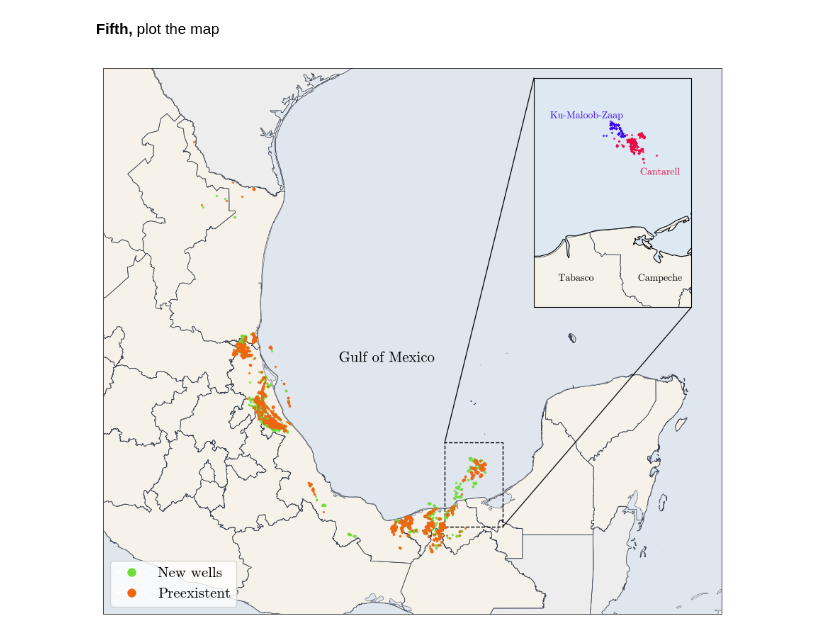
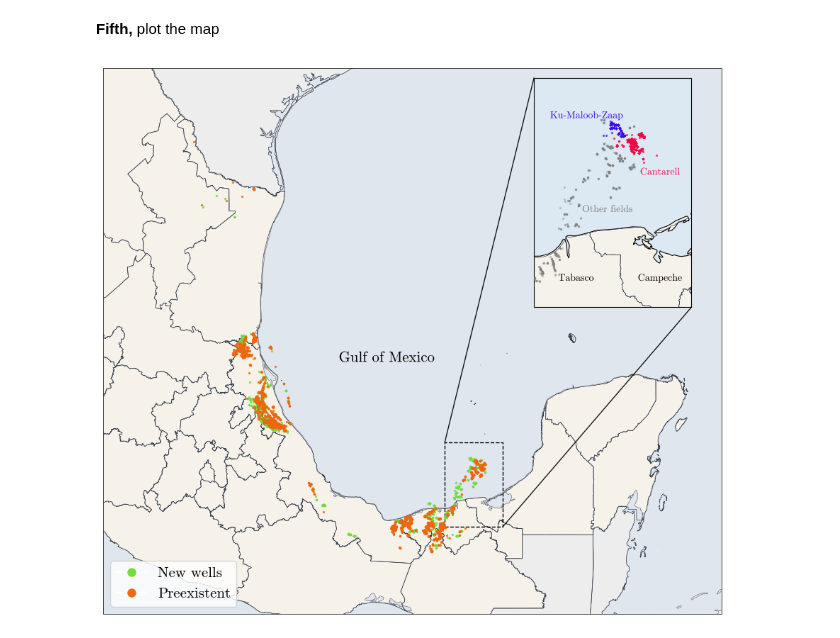
Before and after one commit to aleong92/pemex_analysis, a Jupyter notebook: code/notebooks/wells_map.ipynb, the cells around one changed output. Saved outputs shown, nothing was run; the diff lists cells and outputs as text; code cells hidden in the pictures.

Commit message:
Added rest of wells from other fields inside the rectangle

```diff
--- a/code/notebooks/wells_map.ipynb
+++ b/code/notebooks/wells_map.ipynb
@@ -215,7 +215,7 @@ axins.add_feature(cfeature.COASTLINE.with_scale("10m"), linewidth=0.8, zorder=2)
 mex.boundary.plot(ax=axins, color="#374151", linewidth=0.5, zorder=3)
 
 # Wells in zoom rectangle
-for name, gdf in wells_rect.items():
+for name, gdf in wells_rect.items():  # <- Cantarell, Ku-Maloob-Zaap
     if gdf.empty:
         continue
     xs = gdf.geometry.x.values
@@ -223,6 +223,14 @@ for name, gdf in wells_rect.items():
     axins.scatter(xs, ys, s=2, alpha=0.75, zorder=10, marker='x',
                transform=ccrs.PlateCarree(),
                **style_rect.get(name, {"color": "black"}))
+
+for name, gdf in wells.items(): #<- Other fields
+    if gdf.empty:
+        continue
+    xs = gdf.geometry.x.values
+    ys = gdf.geometry.y.values
+    axins.scatter(xs, ys, s=2, alpha=0.3, zorder=9, marker='o', color='gray',
+               transform=ccrs.PlateCarree())
 
 # State labels
 axins.text(
@@ -269,33 +277,44 @@ axins.text(
         path_effects=[withStroke(linewidth=10, foreground="#DCE8F2")]
     )
 
+axins.text(
+        -92.3,18.85,
+        'Other fields',
+        color='gray',
+        fontfamily="cmr10",
+        fontsize=10,
+        fontweight='bold',
+        va="center", ha="center",
+        path_effects=[withStroke(linewidth=10, foreground="#DCE8F2")]
+    )
+
 # Connecting lines
 # Rectangle corners
 rect_ll = (lon0, lat1)  # lower-left
 rect_ur = (lon1, lat0)  # upper-right
 
 # Inset corners
 ins_ll = (0, 1)
 ins_ur = (1, 0)
 
 # Line 1
 con1 = ConnectionPatch(
     xyA=ins_ll, coordsA=axins.transAxes,   # inset axes fraction
     xyB=rect_ll, coordsB=ccrs.PlateCarree()._as_mpl_transform(ax),  # mapa en lon/lat
     color="black", linewidth=1.0, alpha=0.9, zorder=20
 )
 
 # Line 2
 con2 = ConnectionPatch(
     xyA=ins_ur, coordsA=axins.transAxes,
     xyB=rect_ur, coordsB=ccrs.PlateCarree()._as_mpl_transform(ax),
     color="black", linewidth=1.0, alpha=0.9, zorder=20
 )
 
 fig.add_artist(con1)
 fig.add_artist(con2)
 
 # Show
 plt.show()
 # %% [output]
-[figure, old version]
+[figure, new version]
```
